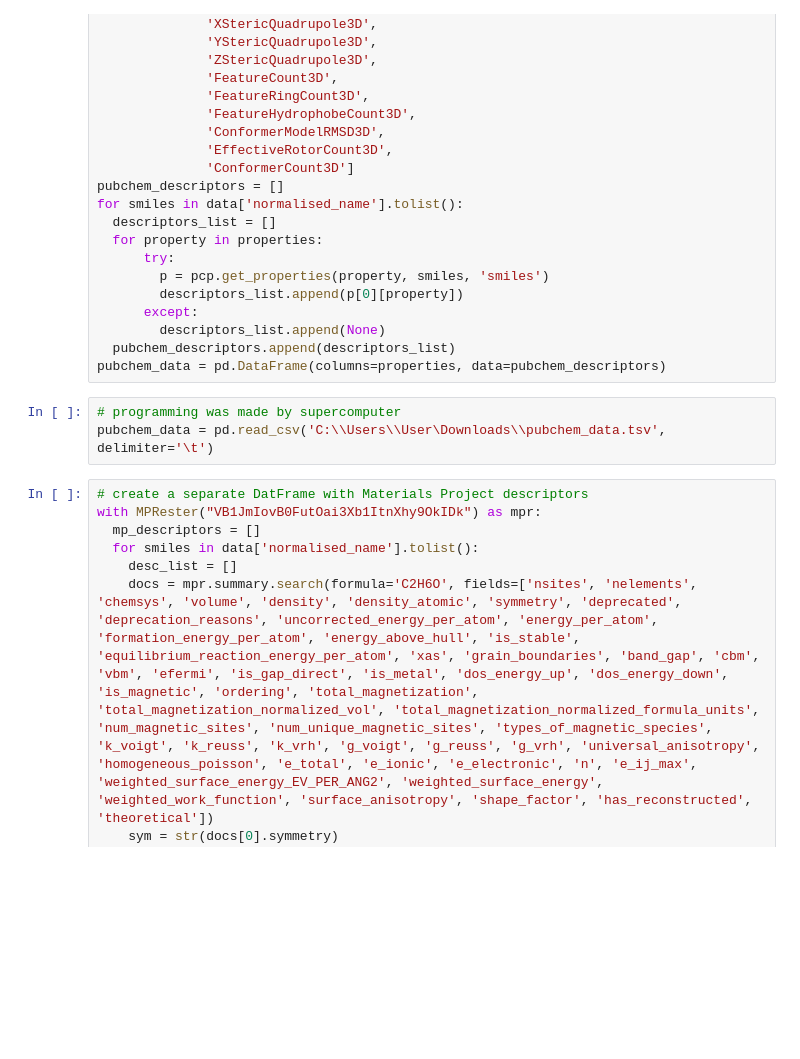
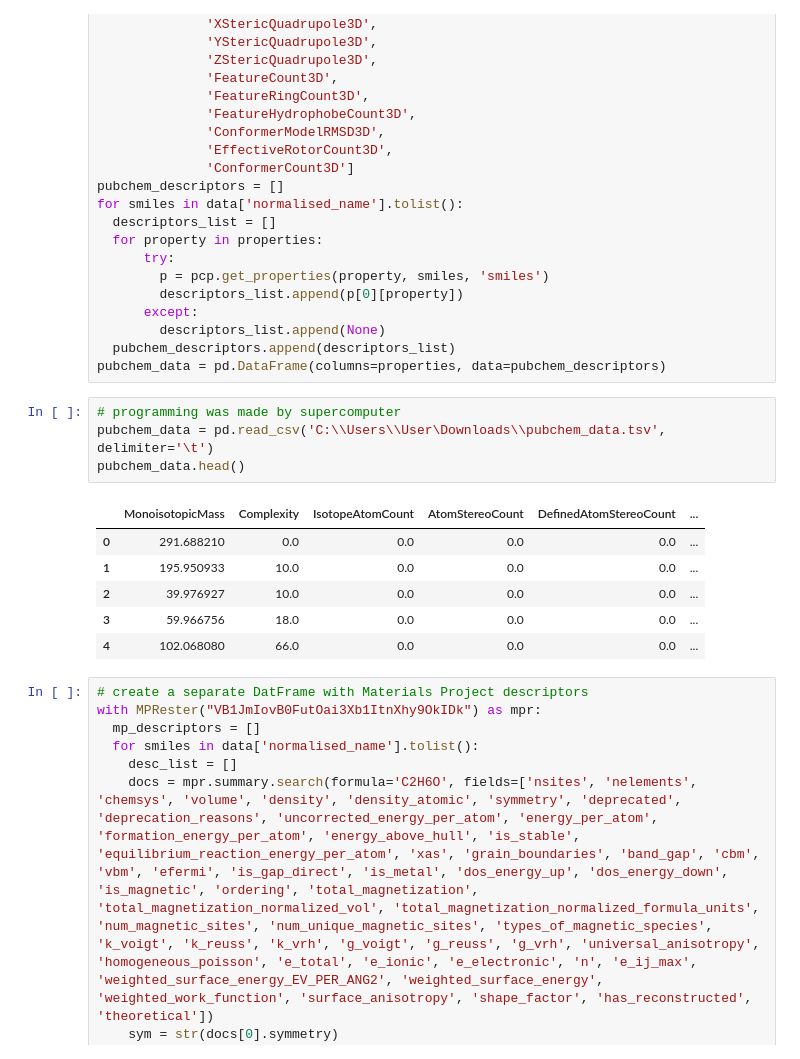
Before and after one commit to AsyaOrlova/ChemAlgorithmsCourse, a Jupyter notebook: hw_1.ipynb, the cells around one changed output. Saved outputs shown, nothing was run; the diff lists cells and outputs as text; blank space fills up the shorter version.

```diff
--- a/hw_1.ipynb
+++ b/hw_1.ipynb
@@ -511,6 +539,14 @@ pubchem_data = pd.DataFrame(columns=properties, data=pubchem_descriptors)
 # %%
 # programming was made by supercomputer
 pubchem_data = pd.read_csv('C:\\Users\\User\Downloads\\pubchem_data.tsv', delimiter='\t')
+pubchem_data.head()
+# %% [output]
+|  | MonoisotopicMass | Complexity | IsotopeAtomCount | AtomStereoCount | DefinedAtomStereoCount | ... |
+| 0 | 291.688210 | 0.0 | 0.0 | 0.0 | 0.0 | ... |
+| 1 | 195.950933 | 10.0 | 0.0 | 0.0 | 0.0 | ... |
+| 2 | 39.976927 | 10.0 | 0.0 | 0.0 | 0.0 | ... |
+| 3 | 59.966756 | 18.0 | 0.0 | 0.0 | 0.0 | ... |
+| 4 | 102.068080 | 66.0 | 0.0 | 0.0 | 0.0 | ... |
 # %%
 # create a separate DatFrame with Materials Project descriptors
 with MPRester("VB1JmIovB0FutOai3Xb1ItnXhy9OkIDk") as mpr:
```
Also changed, not shown: parts of 28 cells of this notebook, 2 other files.
